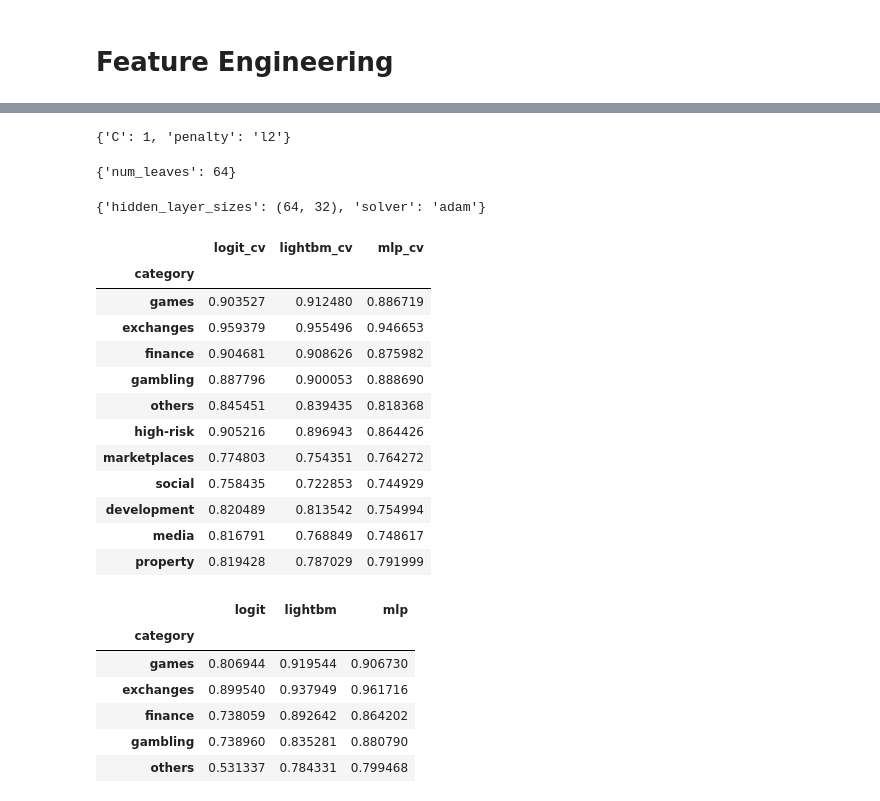
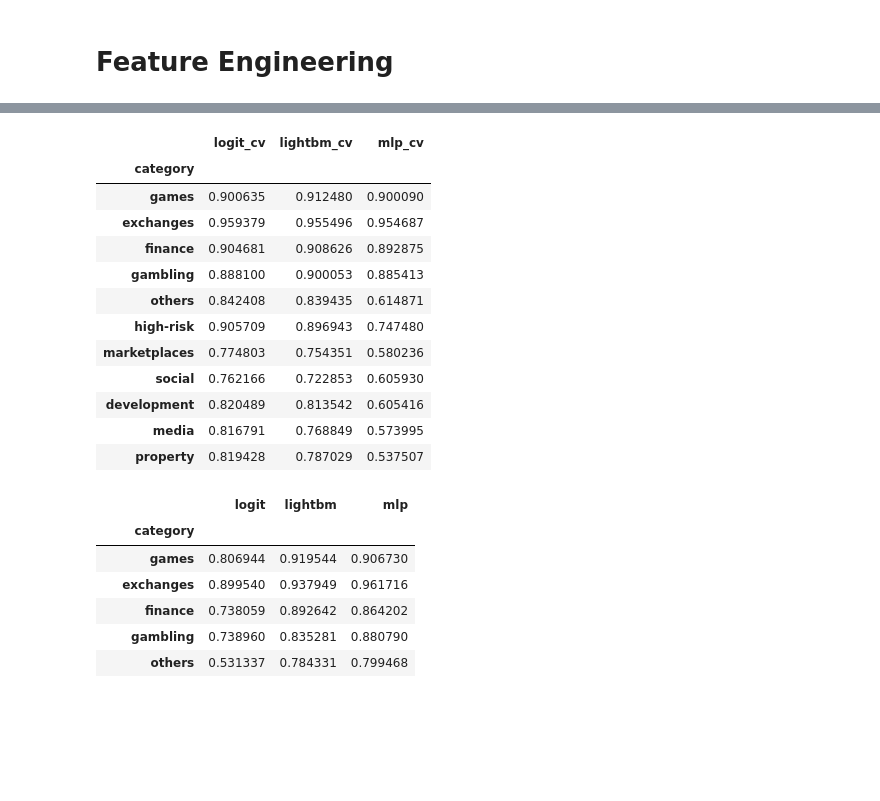
Before and after one commit to HektorLin/HU-IRTG, a Jupyter notebook: DApp_calssification.ipynb, the cells around one changed output, grey strips where cells are left out. Drawn from its saved outputs; the diff is of its cells as text; code cells hidden in the pictures; blank space fills up the shorter version.

```diff
--- a/DApp_calssification.ipynb
+++ b/DApp_calssification.ipynb
@@ -67,3 +65,7 @@ X_train, X_test, Y_train, Y_test = train_test_split(X, dummies, test_size = 0.25
 X_train.shape, X_test.shape, Y_train.shape, Y_test.shape
 # %% [output]
 ((1593, 3), (531, 3), (1593, 11), (531, 11))
+# %%
+comment_len = X_train['comments'].apply(lambda x: len([line for line in x.split('\n') if line.strip() != '']))
+comment_len.hist()
+comment_len.mean()
@@ -92,5 +98,6 @@ Using TensorFlow backend.
 # %%
-my_stopwords = stopwords.words("english").append('')
+my_stopwords = stopwords.words("english")
+my_stopwords.append("")
 # %%
 regex_tokenizer = nltk.RegexpTokenizer(r"[\w^@]+")
 corpus = ' '.join(X_train[0:20]['comments'].values)
@@ -150,11 +254,0 @@ models_search = pickle.load(open(path, "rb"))
-# %%
-old_cv = []
-for DApp_type in models_search:
-  cv_aucs = [model_cv.best_score_ for model_cv in models_search[DApp_type].values()]
-  cv_aucs.append(DApp_type)
-  old_cv.append(cv_aucs)
-
-old_cv = pd.DataFrame(old_cv)
-old_cv.columns = ['logit_cv','lightbm_cv','mlp_cv','category']
-old_cv.set_index('category',inplace=True)
-old_cv
@@ -200,7 +280,8 @@ def mlp_model (X_train,y_train,params):
   return mlp_classifier
 # %%
 # cross_validation for opt params
-models_search = {}
+DApps_model_params = {}
+DApps_model_score = {}
 for DApp_type in data['category'].value_counts().index:
 
   y_train = np.array(Y_train[DApp_type])
@@ -214,7 +295,8 @@ for DApp_type in data['category'].value_counts().index:
   params_dist = {'logit':{'penalty':['l1','l2'],'C':[0.5,1,2]},
            'lightbm':{'num_leaves':[32, 64, 128]},
            'mlp':{'hidden_layer_sizes':[(64,32),(128,32),(256,32)],
-               'solver':['lbfgs','adam']}}
+               'solver':['adam'],
+               'n_iter_no_change':[5]}}
 
   #print('Fitting logit')
   logit_classifier = LogisticRegression(max_iter=10000)
@@ -233,49 +315,39 @@ for DApp_type in data['category'].value_counts().index:
   mlp_search = RandomizedSearchCV(mlp_classifier, param_distributions=params_dist['mlp'], n_iter=3, cv=3, scoring='roc_auc', n_jobs=-1, verbose=0)
   mlp_search.fit(X_train_CV,y_train)
 
-  searches = {'logit_search':logit_search,'lgb_search':lgb_search,'mlp_search':mlp_search}
+  searches = {'logit_params':logit_search.best_params_,'lgb_params':lgb_search.best_params_,'mlp_params':mlp_search.best_params_}
   DApps_model_params.update([(DApp_type,searches)])
+  scores = {'logit_score':logit_search.best_score_,'lgb_score':lgb_search.best_score_,'mlp_score':mlp_search.best_score_}
+  DApps_model_score.update([(DApp_type,scores)])
 
 with open('params_search.pickle', 'wb') as handle:
   pickle.dump(DApps_model_params, handle, protocol=pickle.HIGHEST_PROTOCOL)
-# %%
-DApps_model_params['games']['logit_search'].best_params_
-# %% [output]
-{'C': 1, 'penalty': 'l2'}
-# %%
-DApps_model_params['games']['lgb_search'].best_params_
-# %% [output]
-{'num_leaves': 64}
-# %%
-DApps_model_params['games']['mlp_search'].best_params_
-# %% [output]
-{'hidden_layer_sizes': (64, 32), 'solver': 'adam'}
 # %%
 table_cv = []
-for DApp_type in DApps_model_params:
-  cv_aucs = [model_cv.best_score_ for model_cv in DApps_model_params[DApp_type].values()]
+for DApp_type in DApps_model_score:
+  cv_aucs = [cv_score for cv_score in DApps_model_score[DApp_type].values()]
   cv_aucs.append(DApp_type)
   table_cv.append(cv_aucs)
 
 table_cv
 table_cv = pd.DataFrame(table_cv)
 table_cv.columns = ['logit_cv','lightbm_cv','mlp_cv','category']
 table_cv.set_index('category',inplace=True)
 table_cv
 # %% [output]
 |  | logit_cv | lightbm_cv | mlp_cv |
 | category |  |  |  |
-| games | 0.903527 | 0.912480 | 0.886719 |
-| exchanges | 0.959379 | 0.955496 | 0.946653 |
-| finance | 0.904681 | 0.908626 | 0.875982 |
-| gambling | 0.887796 | 0.900053 | 0.888690 |
-| others | 0.845451 | 0.839435 | 0.818368 |
-| high-risk | 0.905216 | 0.896943 | 0.864426 |
-| marketplaces | 0.774803 | 0.754351 | 0.764272 |
-| social | 0.758435 | 0.722853 | 0.744929 |
-| development | 0.820489 | 0.813542 | 0.754994 |
-| media | 0.816791 | 0.768849 | 0.748617 |
-| property | 0.819428 | 0.787029 | 0.791999 |
+| games | 0.900635 | 0.912480 | 0.900090 |
+| exchanges | 0.959379 | 0.955496 | 0.954687 |
+| finance | 0.904681 | 0.908626 | 0.892875 |
+| gambling | 0.888100 | 0.900053 | 0.885413 |
+| others | 0.842408 | 0.839435 | 0.614871 |
+| high-risk | 0.905709 | 0.896943 | 0.747480 |
+| marketplaces | 0.774803 | 0.754351 | 0.580236 |
+| social | 0.762166 | 0.722853 | 0.605930 |
+| development | 0.820489 | 0.813542 | 0.605416 |
+| media | 0.816791 | 0.768849 | 0.573995 |
+| property | 0.819428 | 0.787029 | 0.537507 |
 # %%
 # main function
 
```
Also changed, not shown: parts of 35 cells of this notebook.
